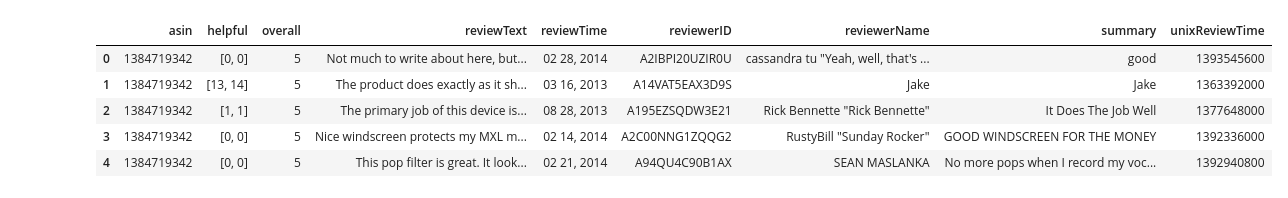
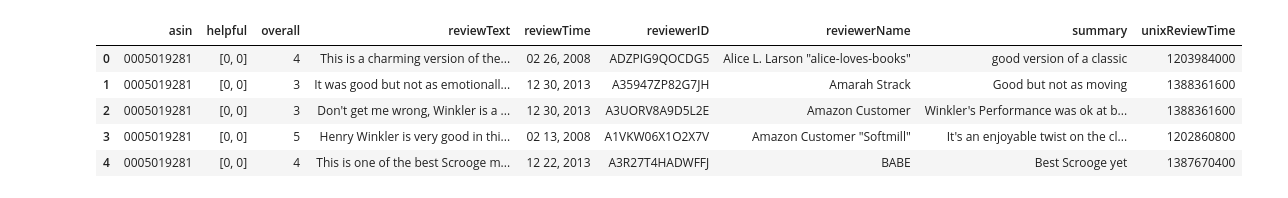
Before and after one commit to Bala000/product-recommend, a Jupyter notebook: pre_processor.ipynb, the cells around one changed output. Saved outputs shown, nothing was run; the diff lists cells and outputs as text; code cells hidden in the pictures.

```diff
--- a/pre_processor.ipynb
+++ b/pre_processor.ipynb
@@ -5,12 +14,12 @@ import numpy as np
 # %%
-df = pd.read_json('data\Musical_Instruments_5.json', lines=True)
+df = pd.read_json('reviews_Movies_and_TV_5.json', lines=True)
 df.head()
 # %% [output]
 |  | asin | helpful | overall | reviewText | reviewTime | reviewerID | reviewerName | summary | unixReviewTime |
-| 0 | 1384719342 | [0, 0] | 5 | Not much to write about here, but... | 02 28, 2014 | A2IBPI20UZIR0U | cassandra tu "Yeah, well, that's ... | good | 1393545600 |
-| 1 | 1384719342 | [13, 14] | 5 | The product does exactly as it sh... | 03 16, 2013 | A14VAT5EAX3D9S | Jake | Jake | 1363392000 |
-| 2 | 1384719342 | [1, 1] | 5 | The primary job of this device is... | 08 28, 2013 | A195EZSQDW3E21 | Rick Bennette "Rick Bennette" | It Does The Job Well | 1377648000 |
-| 3 | 1384719342 | [0, 0] | 5 | Nice windscreen protects my MXL m... | 02 14, 2014 | A2C00NNG1ZQQG2 | RustyBill "Sunday Rocker" | GOOD WINDSCREEN FOR THE MONEY | 1392336000 |
-| 4 | 1384719342 | [0, 0] | 5 | This pop filter is great. It look... | 02 21, 2014 | A94QU4C90B1AX | SEAN MASLANKA | No more pops when I record my voc... | 1392940800 |
+| 0 | 0005019281 | [0, 0] | 4 | This is a charming version of the... | 02 26, 2008 | ADZPIG9QOCDG5 | Alice L. Larson "alice-loves-books" | good version of a classic | 1203984000 |
+| 1 | 0005019281 | [0, 0] | 3 | It was good but not as emotionall... | 12 30, 2013 | A35947ZP82G7JH | Amarah Strack | Good but not as moving | 1388361600 |
+| 2 | 0005019281 | [0, 0] | 3 | Don't get me wrong, Winkler is a ... | 12 30, 2013 | A3UORV8A9D5L2E | Amazon Customer | Winkler's Performance was ok at b... | 1388361600 |
+| 3 | 0005019281 | [0, 0] | 5 | Henry Winkler is very good in thi... | 02 13, 2008 | A1VKW06X1O2X7V | Amazon Customer "Softmill" | It's an enjoyable twist on the cl... | 1202860800 |
+| 4 | 0005019281 | [0, 0] | 4 | This is one of the best Scrooge m... | 12 22, 2013 | A3R27T4HADWFFJ | BABE | Best Scrooge yet | 1387670400 |
 # %%
 df2 = df[pd.notnull(df['reviewText'])]
```
Also changed, not shown: parts of 36 cells of this notebook.
